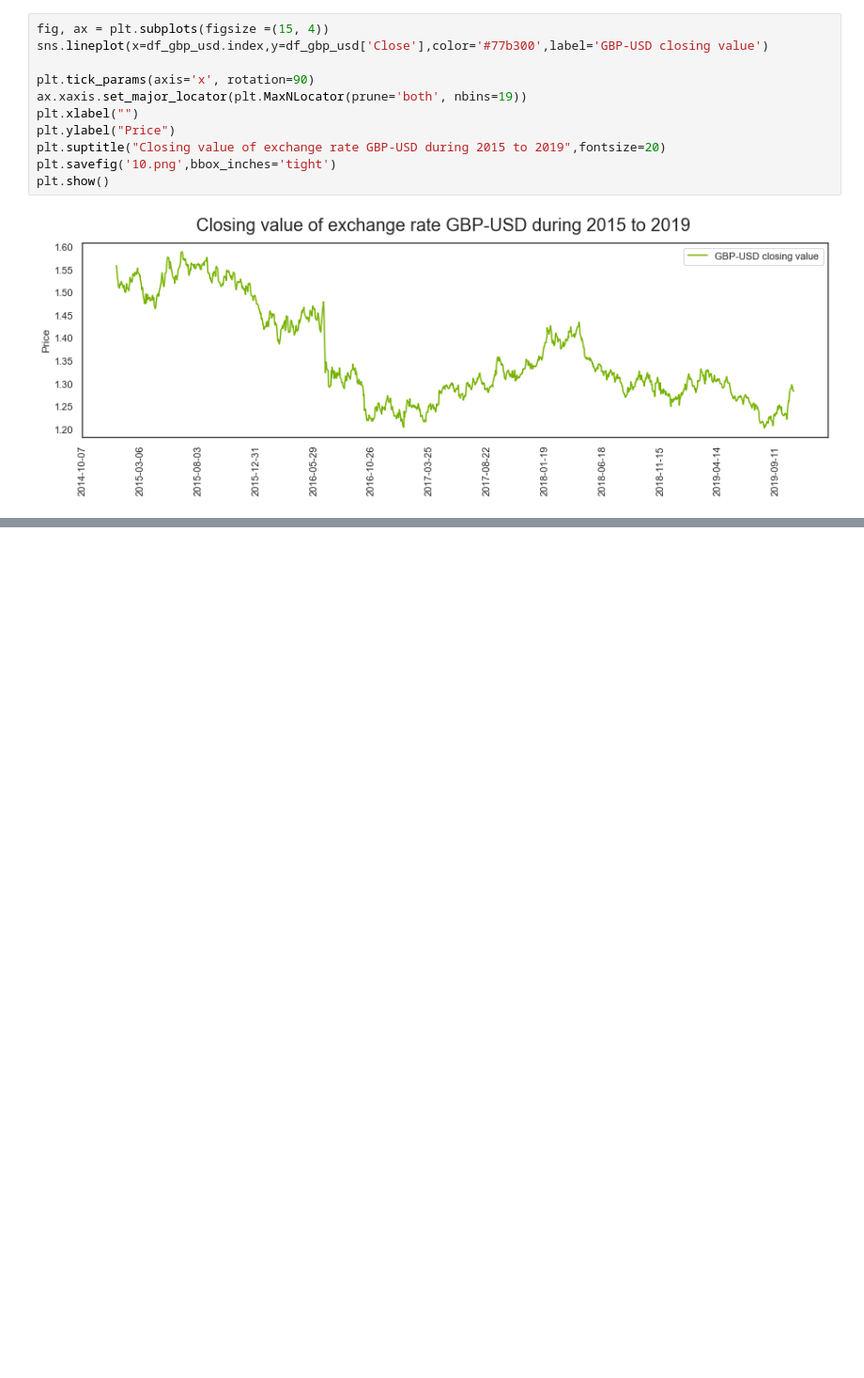
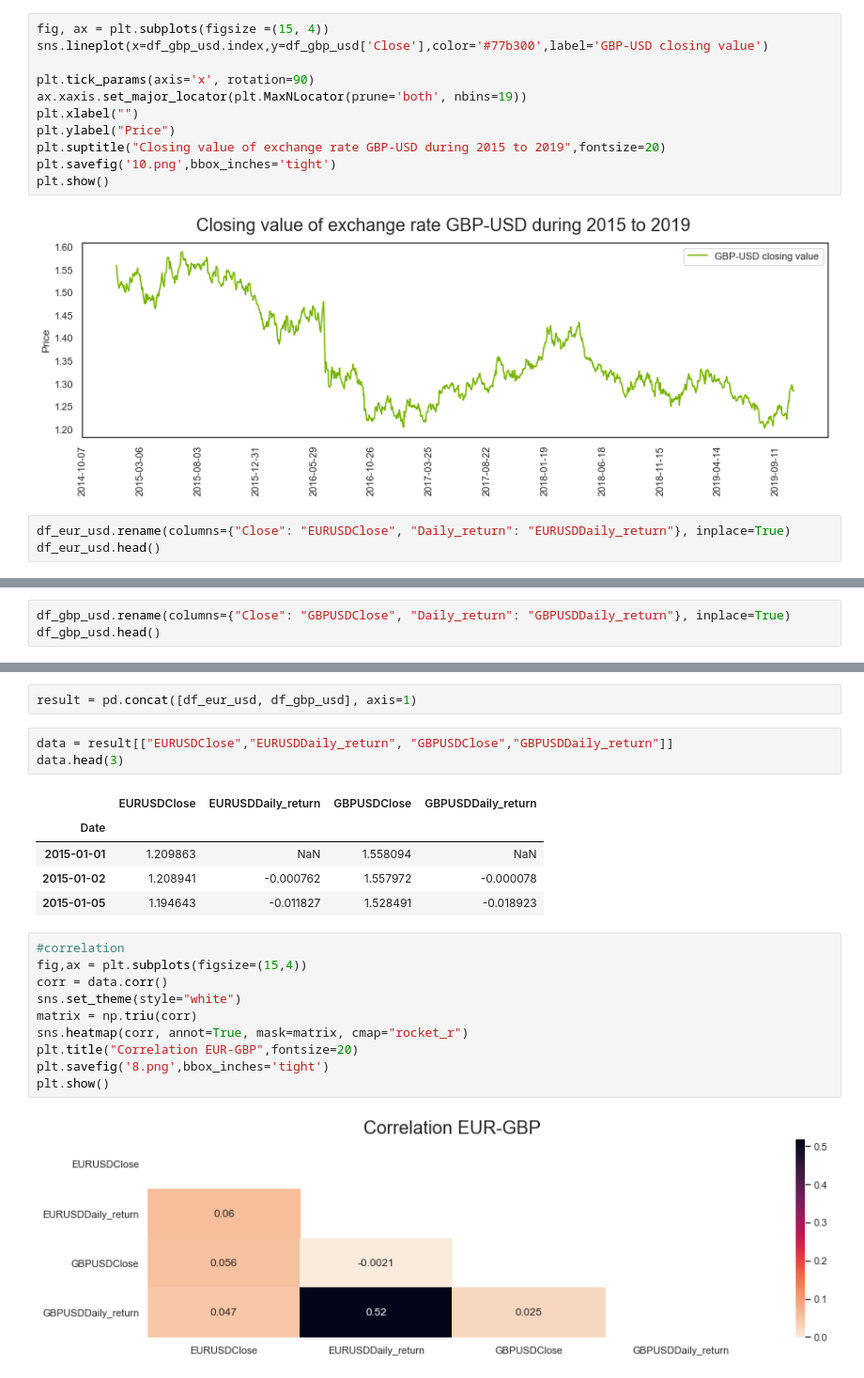
Before and after one commit to dominikapetru/femhack, a Jupyter notebook: fem_hack.ipynb, the cells around one changed output, grey strips where cells are left out. Shown: that part at 94% size. Saved outputs shown, nothing was run; the diff lists cells and outputs as text; blank space fills up the shorter version.

```diff
--- a/fem_hack.ipynb
+++ b/fem_hack.ipynb
@@ -312,3 +292,6 @@ plt.savefig('10.png',bbox_inches='tight')
 plt.show()
 # %% [output]
 [figure]
+# %%
+df_eur_usd.rename(columns={"Close": "EURUSDClose", "Daily_return": "EURUSDDaily_return"}, inplace=True)
+df_eur_usd.head()
@@ -314,0 +306,3 @@ plt.show()
+# %%
+df_gbp_usd.rename(columns={"Close": "GBPUSDClose", "Daily_return": "GBPUSDDaily_return"}, inplace=True)
+df_gbp_usd.head()
@@ -314,0 +317,23 @@ plt.show()
+# %%
+result = pd.concat([df_eur_usd, df_gbp_usd], axis=1)
+# %%
+data = result[["EURUSDClose","EURUSDDaily_return", "GBPUSDClose","GBPUSDDaily_return"]]
+data.head(3)
+# %% [output]
+|  | EURUSDClose | EURUSDDaily_return | GBPUSDClose | GBPUSDDaily_return |
+| Date |  |  |  |  |
+| 2015-01-01 | 1.209863 | NaN | 1.558094 | NaN |
+| 2015-01-02 | 1.208941 | -0.000762 | 1.557972 | -0.000078 |
+| 2015-01-05 | 1.194643 | -0.011827 | 1.528491 | -0.018923 |
+# %%
+#correlation
+fig,ax = plt.subplots(figsize=(15,4))
+corr = data.corr()
+sns.set_theme(style="white")
+matrix = np.triu(corr)
+sns.heatmap(corr, annot=True, mask=matrix, cmap="rocket_r")
+plt.title("Correlation EUR-GBP",fontsize=20)
+plt.savefig('8.png',bbox_inches='tight')
+plt.show()
+# %% [output]
+[figure, new version]
```
Also changed, not shown: parts of 9 cells of this notebook.
